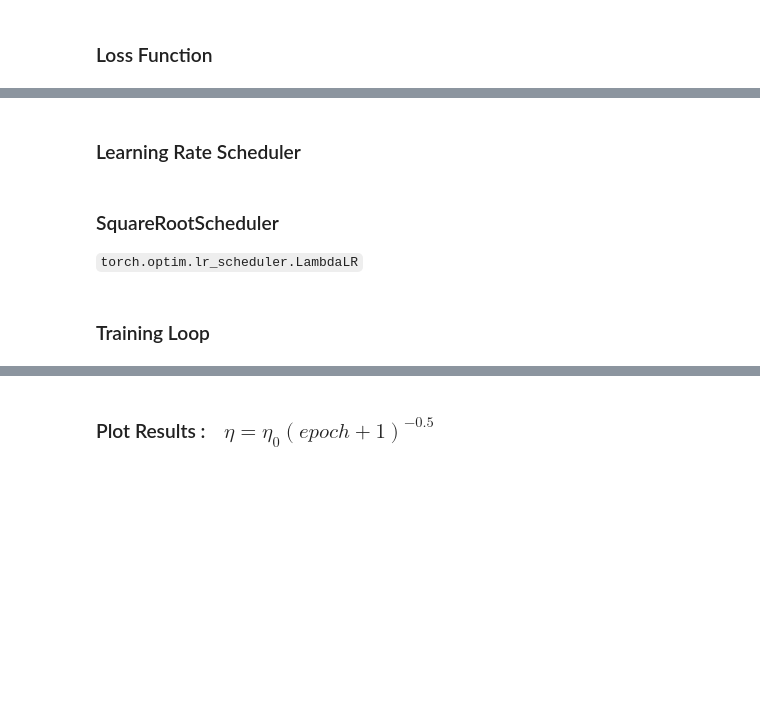
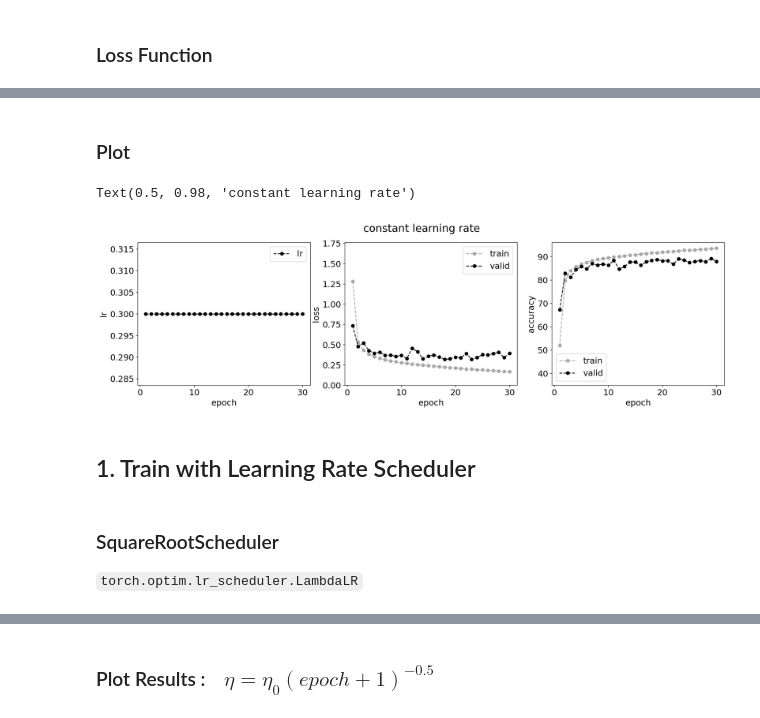
Before and after one commit to UA-ASTR502-2022/astr502, a Jupyter notebook: notebooks/11.11_lr-scheduler.ipynb, the cells around one changed output, grey strips where cells are left out. Cells and saved outputs as stored; diff of their text form; code cells hidden in the pictures; blank space fills up the shorter version.

```diff
--- a/notebooks/11.11_lr-scheduler.ipynb
+++ b/notebooks/11.11_lr-scheduler.ipynb
@@ -95 +197,32 @@ criterion = nn.CrossEntropyLoss()
+# %% [markdown]
+### Plot
+# %%
+fig, ax = plt.subplots(1, 3, figsize=(20, 5))
+plt.rc('font', size=16)
+
+ax[0].plot(range(1,num_epochs+1), lr_record0, 'o--', label='lr', color='k')
+ax[0].set_ylabel('lr')
+
+ax[1].plot(range(1,num_epochs+1)[::], train_loss0[::], 'o--', label='train', color='darkgray')
+ax[1].plot(range(1,num_epochs+1)[::], valid_loss0[::], 'o--', label='valid', color='k')
+ax[2].plot(range(1,num_epochs+1)[::], train_acc0[::] , 'o--', label='train', color='darkgray')
+ax[2].plot(range(1,num_epochs+1)[::], valid_acc0[::], 'o--', label='valid', color='k')
+
+ax[1].set_ylabel('loss')
+ax[2].set_ylabel('accuracy')
+
+ax[1].set_ylim(0, 1.76)
+ax[2].set_ylim(35, 96)
+
+
+for i in range(3):
+    ax[i].set_xlabel('epoch')
+    ax[i].legend(loc='best')
+
+fig.suptitle('constant learning rate', fontsize=20)
+# %% [output]
+Text(0.5, 0.98, 'constant learning rate')
+[figure, added]
+# %% [markdown]
+## 1. Train with Learning Rate Scheduler
 # %%
@@ -98,6 +233,4 @@ initial_lr = 0.3 # initial learning rate
 optimizer = torch.optim.SGD(net.parameters(), lr=initial_lr)
-# %% [markdown]
-### Learning Rate Scheduler
 # %% [markdown]
 ### SquareRootScheduler
 
@@ -107,3 +240 @@ lambda1 = lambda epoch : (epoch+1)**-0.5  # For each epoch, multiply initial_lr*
 scheduler = torch.optim.lr_scheduler.LambdaLR(optimizer, lambda1)
-# %% [markdown]
-### Training Loop
```
Also changed, not shown: parts of 44 cells of this notebook, 1 other file.
